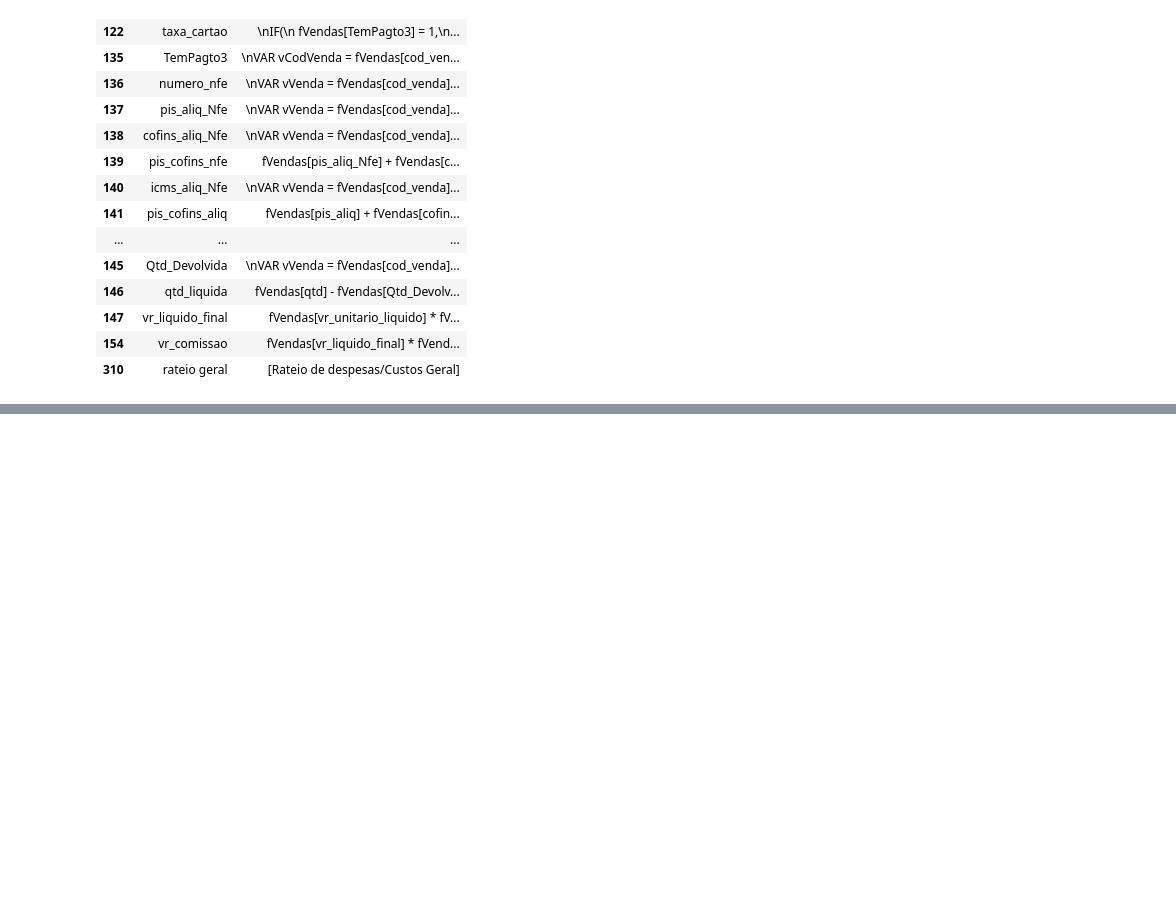
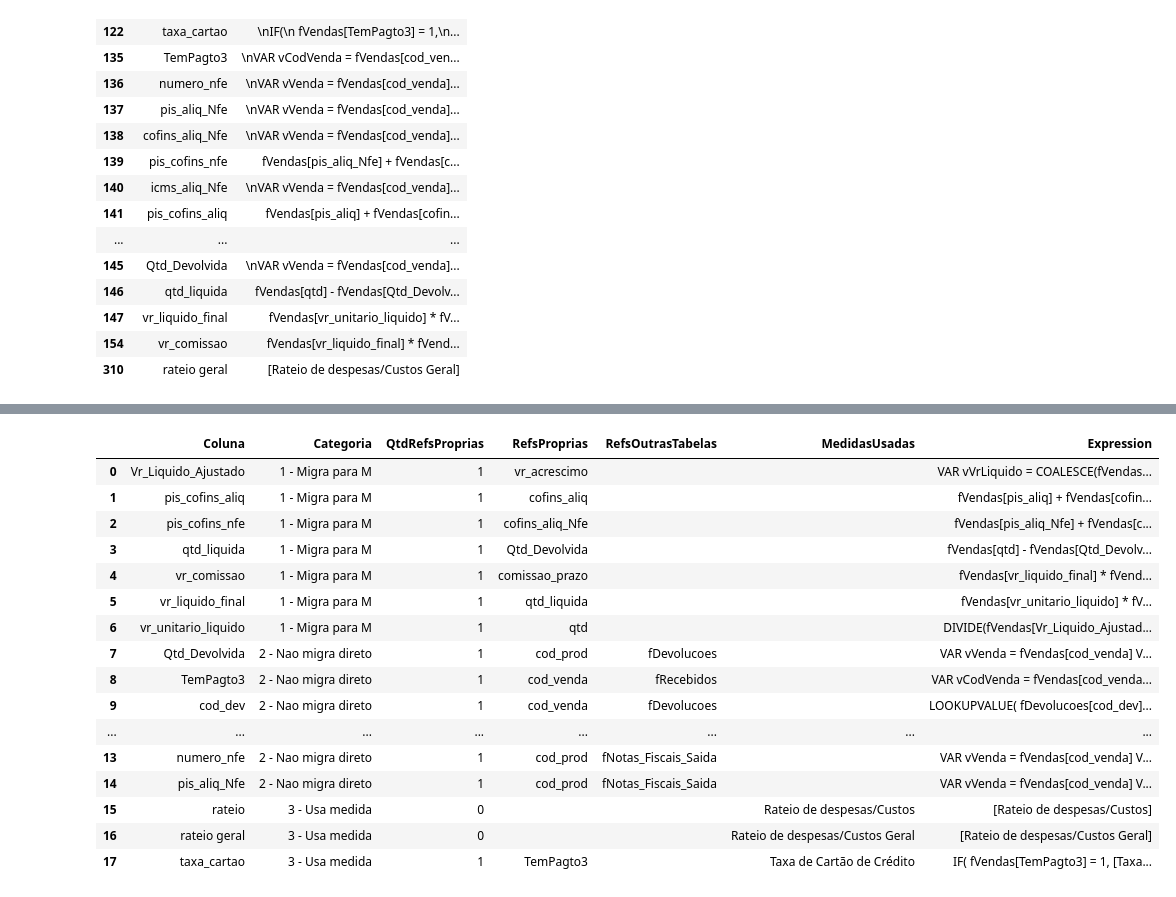
Before and after one commit to RafaelOmega/Novo_Cenario_Geral, a Jupyter notebook: main.ipynb, the cells around one changed output, grey strips where cells are left out. Saved outputs shown, nothing was run; the diff lists cells and outputs as text; code cells hidden in the pictures; blank space fills up the shorter version.

Commit message:
Tentando a migração

```diff
--- a/main.ipynb
+++ b/main.ipynb
@@ -96,3 +140,65 @@ colunas_calculadas("fVendas")   # só a fVendas
 | 147 | vr_liquido_final | fVendas[vr_unitario_liquido] * fV... |
 | 154 | vr_comissao | fVendas[vr_liquido_final] * fVend... |
 | 310 | rateio geral | [Rateio de despesas/Custos Geral] |
+# %%
+# 7 - Auditoria das colunas calculadas: o que pode sair do DAX para o M
+
+import re
+
+NAO_MIGRA = re.compile(
+    r"\b(RELATED|RELATEDTABLE|CALCULATE|CALCULATETABLE|FILTER|ALL|ALLEXCEPT|"
+    r"ALLSELECTED|ALLNOBLANKROW|EARLIER|EARLIEST|SUMX|MAXX|MINX|AVERAGEX|"
+    r"COUNTROWS|LOOKUPVALUE|USERELATIONSHIP|TREATAS|SELECTEDVALUE|"
+    r"HASONEVALUE|VALUES|DISTINCT|SUMMARIZE|ADDCOLUMNS|RANKX|TOPN|"
+    r"REMOVEFILTERS|KEEPFILTERS)\s*\(",
+    re.IGNORECASE,
+)
+
+COLUNA = re.compile(r"(?:'([^']+)'|([A-Za-zÀ-ÿ_][\wÀ-ÿ ]*?))\s*\[([^\]]+)\]")
+MEDIDA = re.compile(r"\[([^\]]+)\]")
+
+
+def auditar_colunas(tabela):
+    df = model.dax_columns
+    df = df[df["TableName"] == tabela].copy()
+    linhas = []
+
+    for _, r in df.iterrows():
+        expr = r["Expression"] or ""
+        expr = re.sub(r"//[^\n]*", "", expr)
+        expr = re.sub(r"/\*.*?\*/", "", expr, flags=re.S)
+
+        refs = {(a or b).strip(): c for a, b, c in COLUNA.findall(expr)}
+        proprias = sorted({c for t, c in refs.items() if t == tabela})
+        externas = sorted({t for t in refs if t != tabela})
+        medidas = sorted(set(MEDIDA.findall(COLUNA.sub(" ", expr))))
+
+        if medidas:
+            cat = "3 - Usa medida"
+        elif NAO_MIGRA.search(expr) or externas:
+            cat = "2 - Nao migra direto"
+        else:
+            cat = "1 - Migra para M"
+
+        linhas.append({
+            "Coluna": r["ColumnName"],
+            "Categoria": cat,
+            "QtdRefsProprias": len(proprias),
+            "RefsProprias": ", ".join(proprias),
+            "RefsOutrasTabelas": ", ".join(externas),
+            "MedidasUsadas": ", ".join(medidas),
+            "Expression": " ".join(expr.split()),
+        })
+
+    return (
+        pd.DataFrame(linhas)
+        .sort_values(["Categoria", "Coluna"])
+        .reset_index(drop=True)
+    )
+
+
+auditoria_fvendas = auditar_colunas("fVendas")
+
+print(auditoria_fvendas["Categoria"].value_counts().sort_index().to_string())
+auditoria_fvendas
+# %% [output]
@@ -98,0 +209,17 @@ colunas_calculadas("fVendas")   # só a fVendas
+|  | Coluna | Categoria | QtdRefsProprias | RefsProprias | RefsOutrasTabelas | MedidasUsadas | Expression |
+| 0 | Vr_Liquido_Ajustado | 1 - Migra para M | 1 | vr_acrescimo |  |  | VAR vVrLiquido = COALESCE(fVendas... |
+| 1 | pis_cofins_aliq | 1 - Migra para M | 1 | cofins_aliq |  |  | fVendas[pis_aliq] + fVendas[cofin... |
+| 2 | pis_cofins_nfe | 1 - Migra para M | 1 | cofins_aliq_Nfe |  |  | fVendas[pis_aliq_Nfe] + fVendas[c... |
+| 3 | qtd_liquida | 1 - Migra para M | 1 | Qtd_Devolvida |  |  | fVendas[qtd] - fVendas[Qtd_Devolv... |
+| 4 | vr_comissao | 1 - Migra para M | 1 | comissao_prazo |  |  | fVendas[vr_liquido_final] * fVend... |
+| 5 | vr_liquido_final | 1 - Migra para M | 1 | qtd_liquida |  |  | fVendas[vr_unitario_liquido] * fV... |
+| 6 | vr_unitario_liquido | 1 - Migra para M | 1 | qtd |  |  | DIVIDE(fVendas[Vr_Liquido_Ajustad... |
+| 7 | Qtd_Devolvida | 2 - Nao migra direto | 1 | cod_prod | fDevolucoes |  | VAR vVenda = fVendas[cod_venda] V... |
+| 8 | TemPagto3 | 2 - Nao migra direto | 1 | cod_venda | fRecebidos |  | VAR vCodVenda = fVendas[cod_venda... |
+| 9 | cod_dev | 2 - Nao migra direto | 1 | cod_venda | fDevolucoes |  | LOOKUPVALUE( fDevolucoes[cod_dev]... |
+| ... | ... | ... | ... | ... | ... | ... | ... |
+| 13 | numero_nfe | 2 - Nao migra direto | 1 | cod_prod | fNotas_Fiscais_Saida |  | VAR vVenda = fVendas[cod_venda] V... |
+| 14 | pis_aliq_Nfe | 2 - Nao migra direto | 1 | cod_prod | fNotas_Fiscais_Saida |  | VAR vVenda = fVendas[cod_venda] V... |
+| 15 | rateio | 3 - Usa medida | 0 |  |  | Rateio de despesas/Custos | [Rateio de despesas/Custos] |
+| 16 | rateio geral | 3 - Usa medida | 0 |  |  | Rateio de despesas/Custos Geral | [Rateio de despesas/Custos Geral] |
+| 17 | taxa_cartao | 3 - Usa medida | 1 | TemPagto3 |  | Taxa de Cartão de Crédito | IF( fVendas[TemPagto3] = 1, [Taxa... |
```
Also changed, not shown: parts of 3 cells of this notebook.
